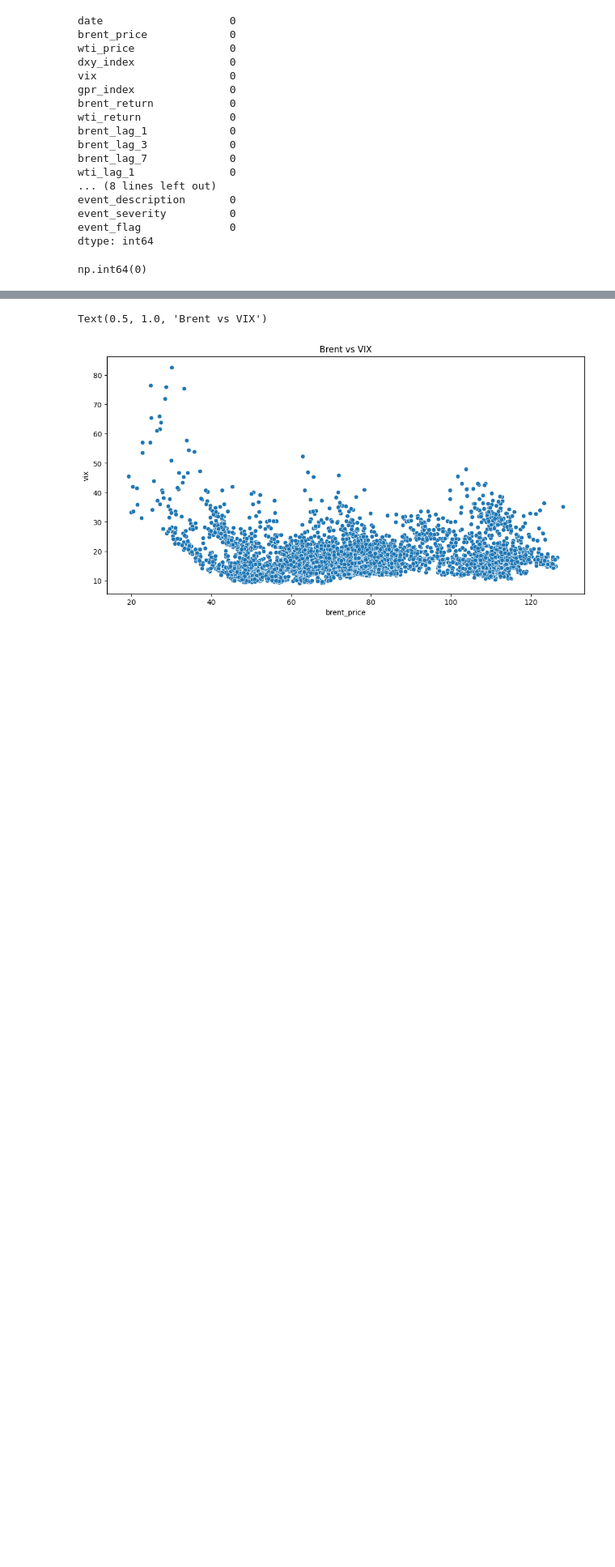
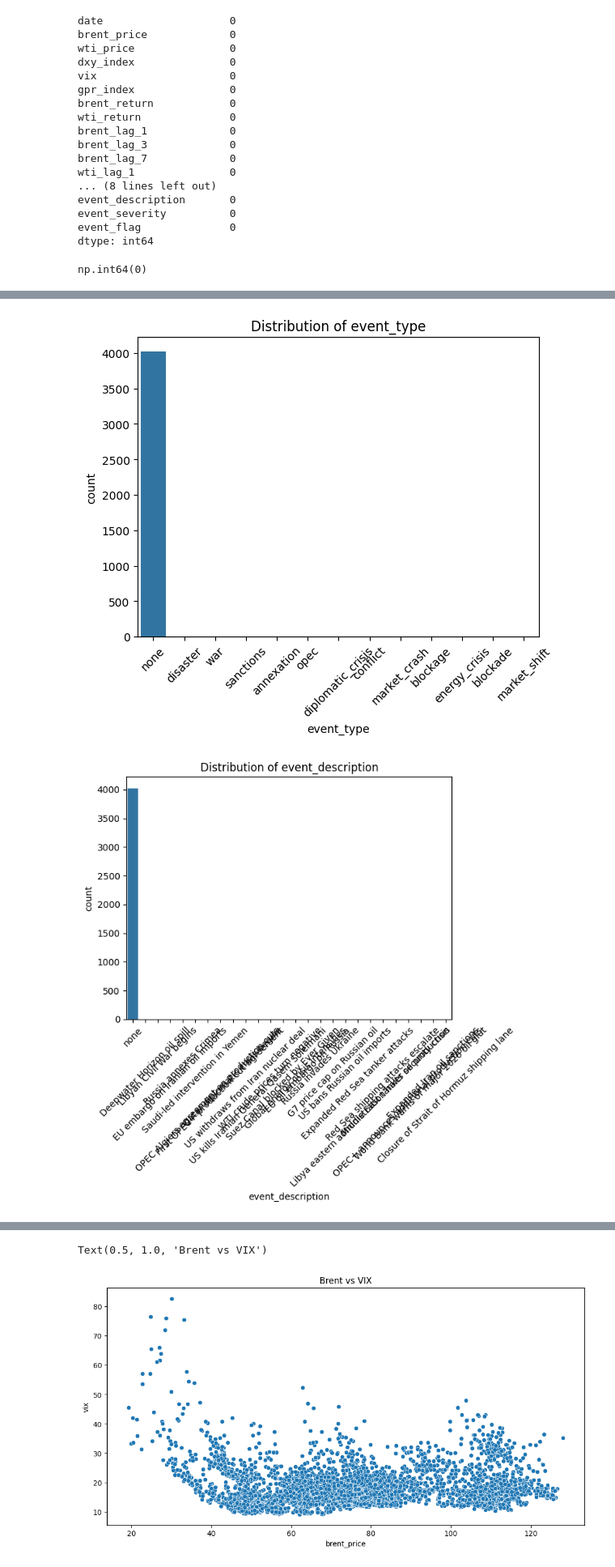
Before and after one commit to RAHEEL-HASSAN-WORK/Oil_Geopolitics_Analysis, a Jupyter notebook: Oil_Geopolitics.ipynb, the cells around one changed output, grey strips where cells are left out. Shown at 81% size. Drawn from its saved outputs; the diff is of its cells as text; code cells hidden in the pictures; blank space fills up the shorter version.

```diff
--- a/Oil_Geopolitics.ipynb
+++ b/Oil_Geopolitics.ipynb
@@ -157,0 +156,10 @@ plt.show()
+# %%
+for col in df:
+    if df[col].dtype == 'O':
+        sns.countplot(x=col,data=df)
+        plt.xticks(rotation=45)
+        plt.title(f"Distribution of {col}")
+        plt.show()
+# %% [output]
+[figure, added]
+[figure, added]
```
Also changed, not shown: parts of 19 cells of this notebook.
